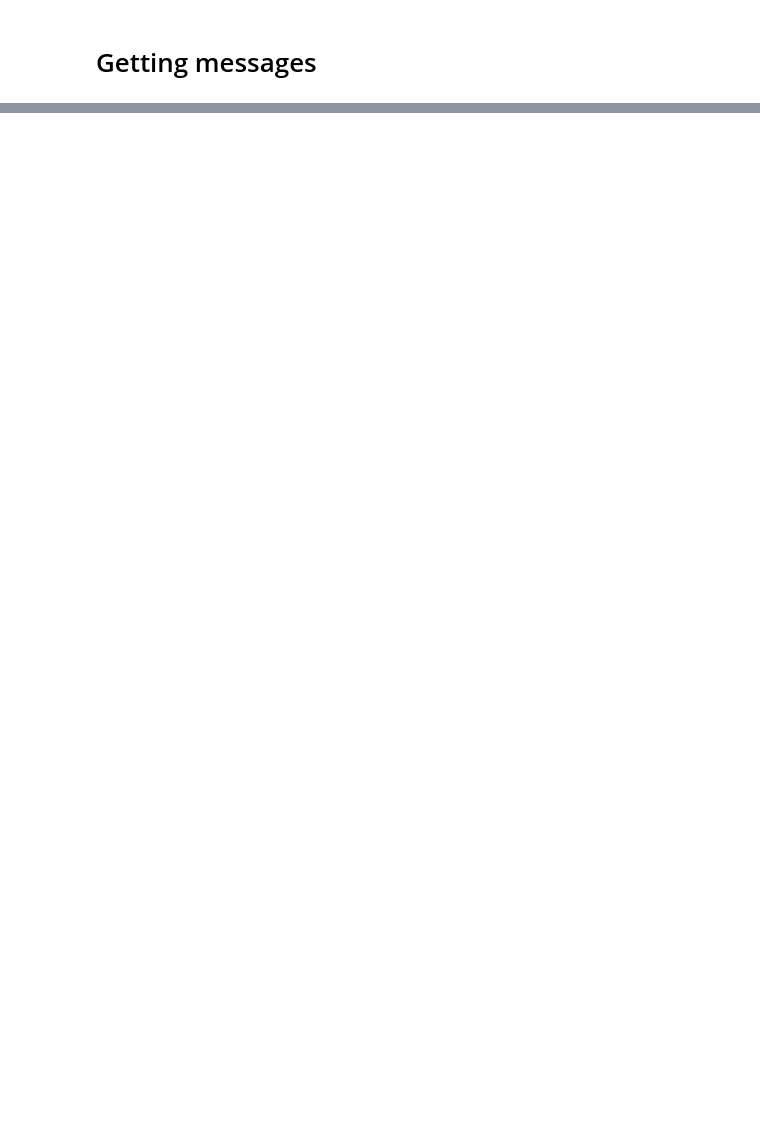
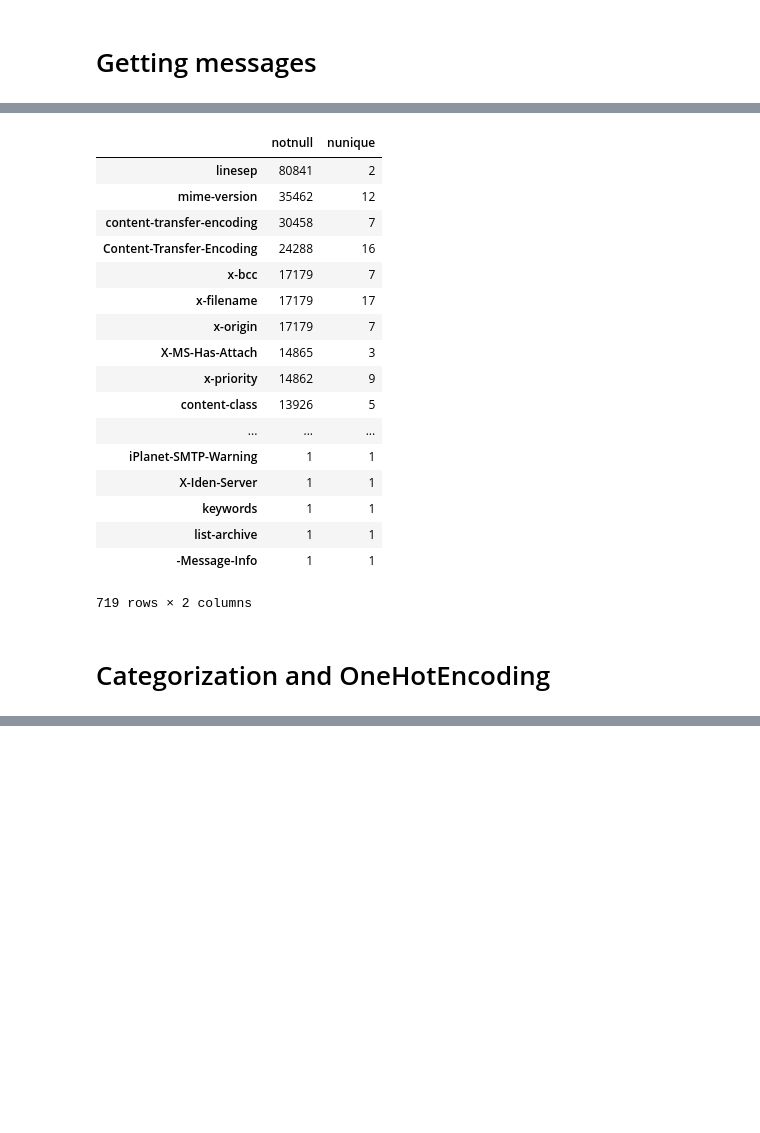
Before and after one commit to Fixman/aa, a Jupyter notebook: TP_fixman.ipynb, the cells around one changed output, grey strips where cells are left out. Drawn from its saved outputs; the diff is of its cells as text; code cells hidden in the pictures; blank space fills up the shorter version.

```diff
--- a/TP_fixman.ipynb
+++ b/TP_fixman.ipynb
@@ -126,0 +195,29 @@ u"message-id: <13247446.1075856567056.javamail.evans#####>\ndate: mon, 26 jun 20
+# %%
+cols = table[[x for x in table.columns if '_' not in x]]
+a = pandas.DataFrame({
+        'nunique': cols.apply(pandas.Series.nunique),
+        'notnull': cols.count()
+})
+# %%
+a[a.nunique <= 20].sort_values(by = 'notnull', ascending = False)
+# %% [output]
+|  | notnull | nunique |
+| linesep | 80841 | 2 |
+| mime-version | 35462 | 12 |
+| content-transfer-encoding | 30458 | 7 |
+| Content-Transfer-Encoding | 24288 | 16 |
+| x-bcc | 17179 | 7 |
+| x-filename | 17179 | 17 |
+| x-origin | 17179 | 7 |
+| X-MS-Has-Attach | 14865 | 3 |
+| x-priority | 14862 | 9 |
+| content-class | 13926 | 5 |
+| ... | ... | ... |
+| iPlanet-SMTP-Warning | 1 | 1 |
+| X-Iden-Server | 1 | 1 |
+| keywords | 1 | 1 |
+| list-archive | 1 | 1 |
+| -Message-Info | 1 | 1 |
+719 rows × 2 columns
+# %% [markdown]
+# Categorization and OneHotEncoding
```
Also changed, not shown: parts of 47 cells of this notebook.
